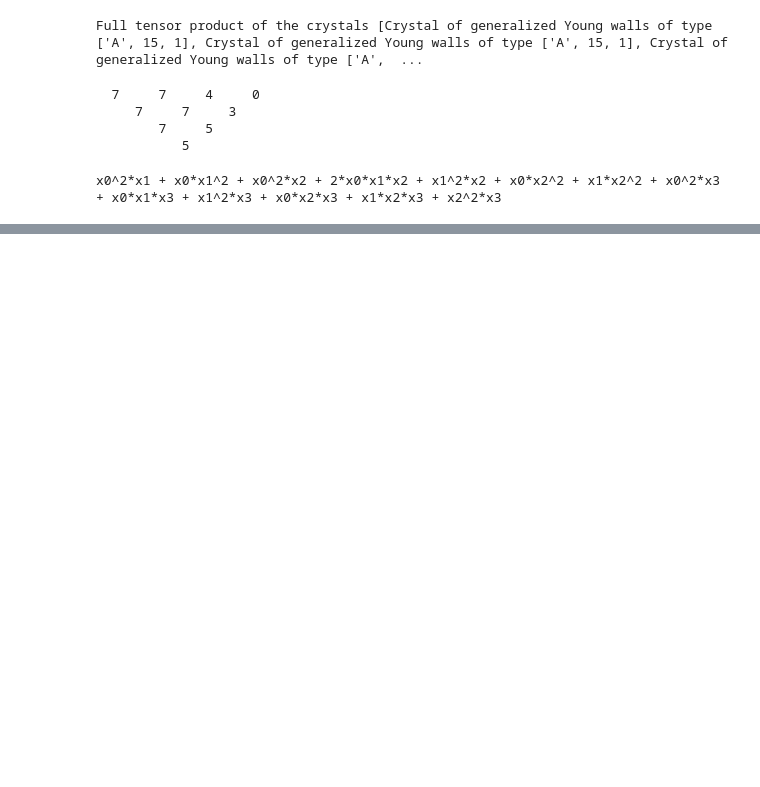
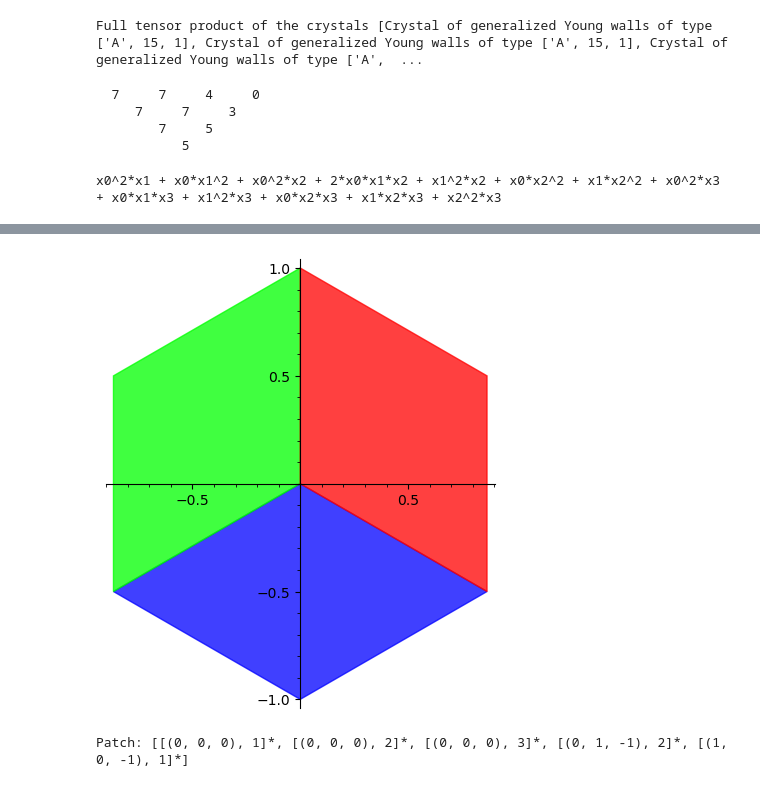
Before and after one commit to passagemath/passagemath-jupyterlite-demo, a Jupyter notebook: content/passagemath-combinat.ipynb, the cells around one changed output, grey strips where cells are left out. Cells and saved outputs as stored; diff of their text form; code cells hidden in the pictures; blank space fills up the shorter version.

```diff
--- a/content/passagemath-combinat.ipynb
+++ b/content/passagemath-combinat.ipynb
@@ -51,0 +76,10 @@ x0^2*x1 + x0*x1^2 + x0^2*x2 + 2*x0*x1*x2 + x1^2*x2 + x0*x2^2 + x1*x2^2 + x0^2*x3
+# %%
+P.plot()
+# %% [output]
+[figure, added]
+# %%
+sigma = WordMorphism({1:[1,2], 2:[1,3], 3:[1]})
+E = E1Star(sigma)
+E(P)
+# %% [output]
+Patch: [[(0, 0, 0), 1]*, [(0, 0, 0), 2]*, [(0, 0, 0), 3]*, [(0, 1, -1), 2]*, [(1, 0, -1), 1]*]
```
Also changed, not shown: parts of 10 cells of this notebook.
